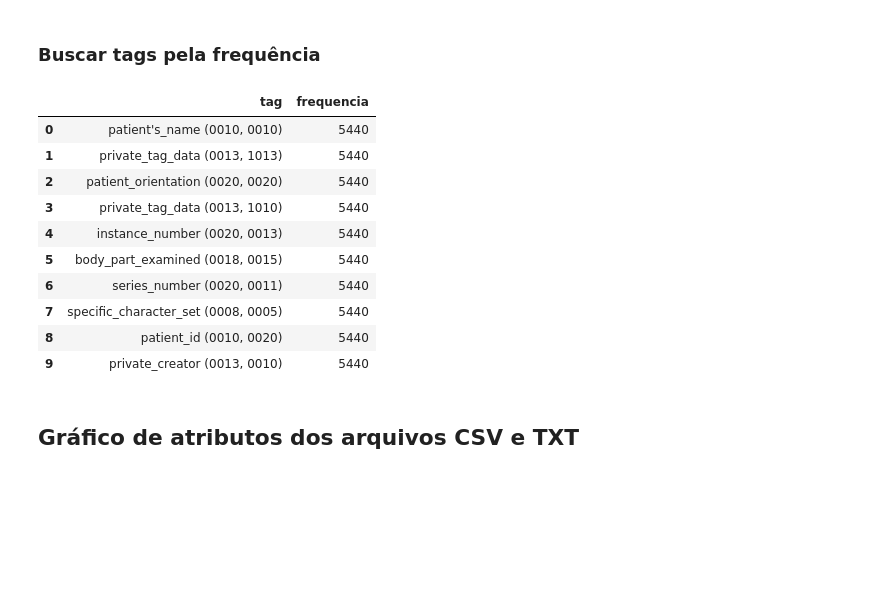
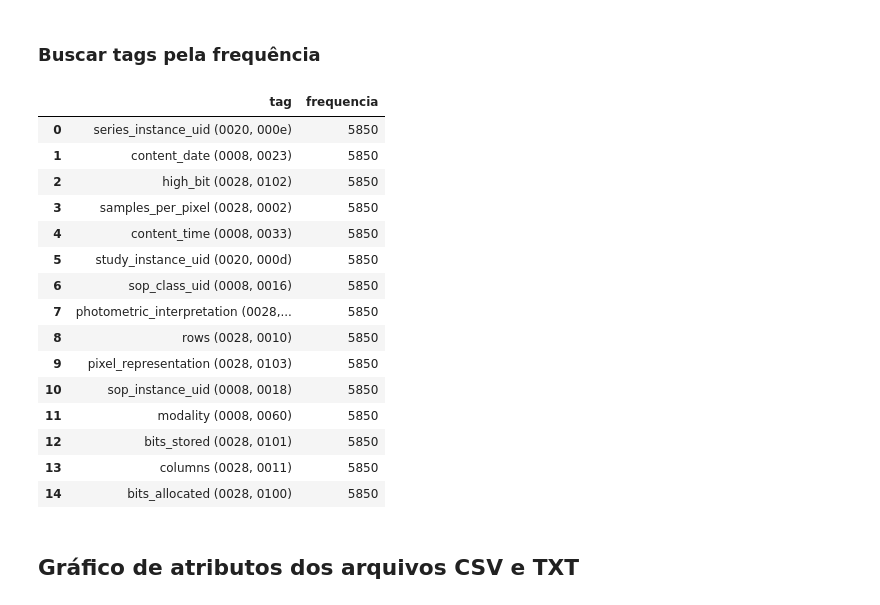
Before and after one commit to matheusssilva991/Radiomica, a Jupyter notebook: src/catalogar_imagens/visualizar_dicionario_mamografia.ipynb, the cells around one changed output. Drawn from its saved outputs; the diff is of its cells as text; code cells hidden in the pictures; blank space fills up the shorter version.

```diff
--- a/src/catalogar_imagens/visualizar_dicionario_mamografia.ipynb
+++ b/src/catalogar_imagens/visualizar_dicionario_mamografia.ipynb
@@ -91,24 +91,29 @@ plt.show()
 # %%
 """---Opcões de parâmetros para função buscar_tags---
     Dataframe: df_full - Frequencias possíveis: [0, 1872, 3568, 3978, 5115, 5440, 5850]
     Dataframe: df_cmmd - Frequencias possíveis: [0, 1872]
     Dataframe: df_ddsm - Frequencias possíveis: [0, 3243, 3568]
     DataFrame: df_inbreast - Frequencias possíveis: [0, 410]
     Dataframe: df_mias - Frequencias possíveis: [330]
 """
-buscar_tags(df_full, 5440)
+buscar_tags(df_full, 5850)
 # %% [output]
 |  | tag | frequencia |
-| 0 | patient's_name (0010, 0010) | 5440 |
-| 1 | private_tag_data (0013, 1013) | 5440 |
-| 2 | patient_orientation (0020, 0020) | 5440 |
-| 3 | private_tag_data (0013, 1010) | 5440 |
-| 4 | instance_number (0020, 0013) | 5440 |
-| 5 | body_part_examined (0018, 0015) | 5440 |
-| 6 | series_number (0020, 0011) | 5440 |
-| 7 | specific_character_set (0008, 0005) | 5440 |
-| 8 | patient_id (0010, 0020) | 5440 |
-| 9 | private_creator (0013, 0010) | 5440 |
+| 0 | series_instance_uid (0020, 000e) | 5850 |
+| 1 | content_date (0008, 0023) | 5850 |
+| 2 | high_bit (0028, 0102) | 5850 |
+| 3 | samples_per_pixel (0028, 0002) | 5850 |
+| 4 | content_time (0008, 0033) | 5850 |
+| 5 | study_instance_uid (0020, 000d) | 5850 |
+| 6 | sop_class_uid (0008, 0016) | 5850 |
+| 7 | photometric_interpretation (0028,... | 5850 |
+| 8 | rows (0028, 0010) | 5850 |
+| 9 | pixel_representation (0028, 0103) | 5850 |
+| 10 | sop_instance_uid (0008, 0018) | 5850 |
+| 11 | modality (0008, 0060) | 5850 |
+| 12 | bits_stored (0028, 0101) | 5850 |
+| 13 | columns (0028, 0011) | 5850 |
+| 14 | bits_allocated (0028, 0100) | 5850 |
 # %% [markdown]
 ## Gráfico de atributos dos arquivos CSV e TXT
 # %% [markdown]
```
Also changed, not shown: parts of 4 cells of this notebook, 11 other files.
